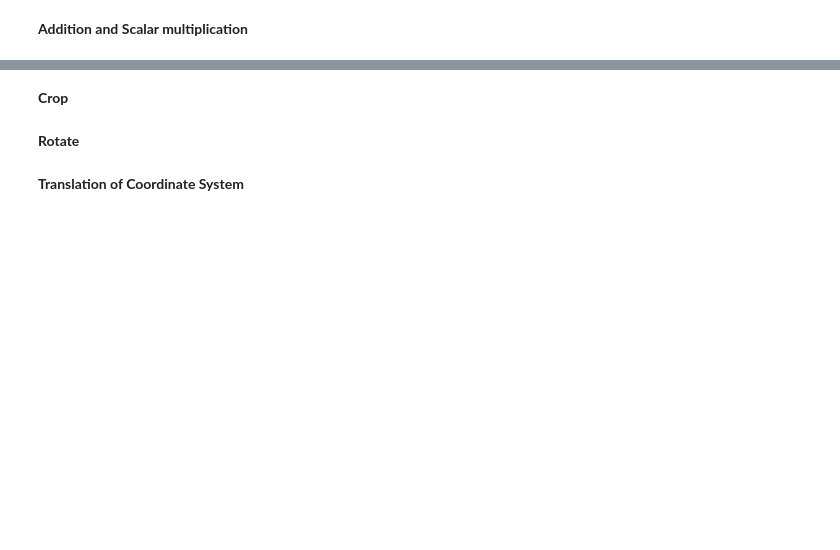
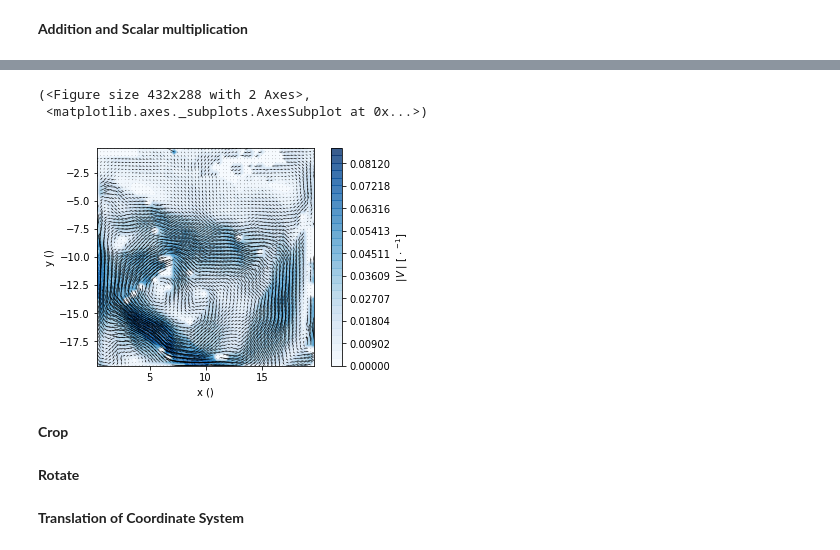
Before and after one commit to alexlib/pivpy, a Jupyter notebook: examples/notebooks/Getting_Started.ipynb, the cells around one changed output, grey strips where cells are left out. Cells and saved outputs as stored; diff of their text form; code cells hidden in the pictures; blank space fills up the shorter version.

```diff
--- a/examples/notebooks/Getting_Started.ipynb
+++ b/examples/notebooks/Getting_Started.ipynb
@@ -111,5 +117,6 @@ lets create a linear combinatino of our data and then see how to manipulate the
 # %% [markdown]
 __Addition and Scalar multiplication__
 # %%
-v = (vecs[2] + vecs[1] + vecs[0] - 2 * vecs[3]) / 3
-vecPlot.genQuiver(v, arrScale=10)
+v = (data + 3*data - 2 * data.isel(t=0)) / 3.
+graphics.quiver(v, arrScale=10)
+# %% [output]
@@ -116,3 +124,6 @@ vecPlot.genQuiver(v, arrScale=10)
+(<Figure size 432x288 with 2 Axes>,
+ <matplotlib.axes._subplots.AxesSubplot at 0x...>)
+[figure, added]
 # %% [markdown]
 __Crop__
 # %%
```
Also changed, not shown: parts of 9 cells of this notebook, 4 other files.
